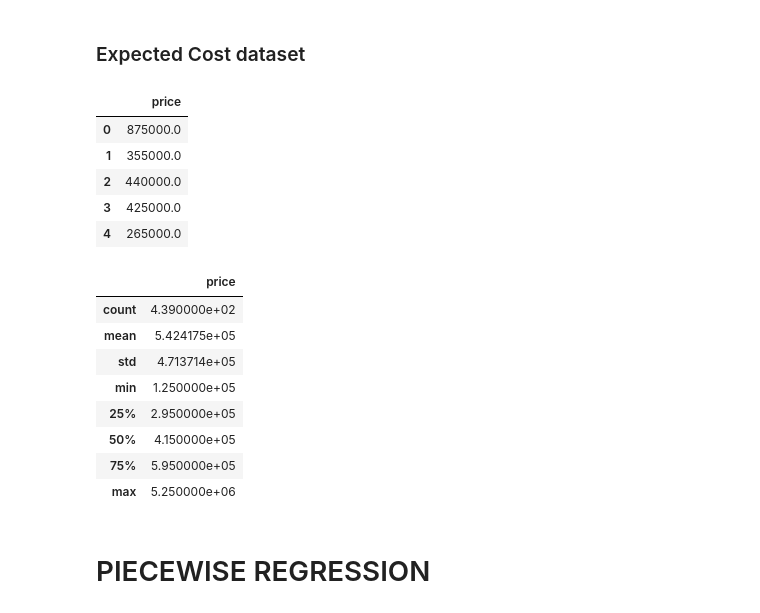
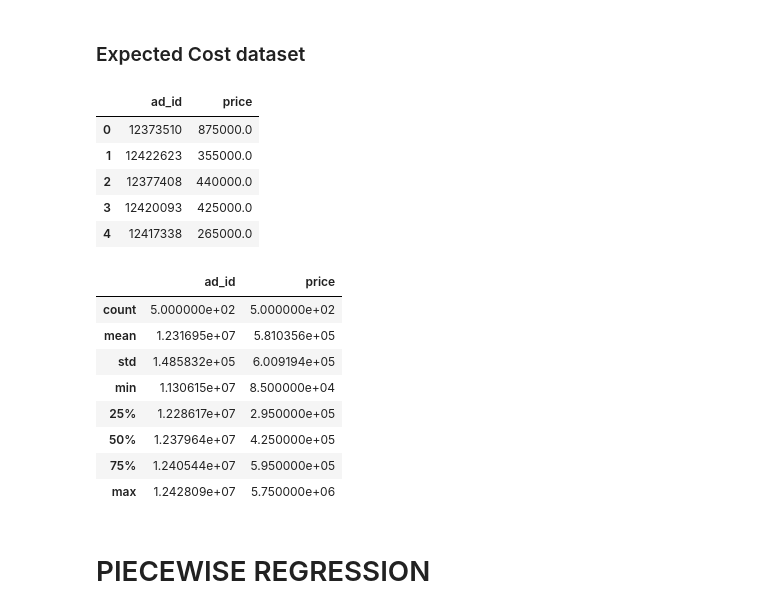
Before and after one commit to barrytl/ET5003_SEM1_2021-2, a Jupyter notebook: Week-3/ET5003_Etivity2_BarryLawton_20197772.ipynb, the cells around one changed output. Drawn from its saved outputs; the diff is of its cells as text; code cells hidden in the pictures.

```diff
--- a/Week-3/ET5003_Etivity2_BarryLawton_20197772.ipynb
+++ b/Week-3/ET5003_Etivity2_BarryLawton_20197772.ipynb
@@ -531,27 +523,27 @@ X_test.describe()
 # %% [markdown]
 ### Expected Cost dataset
 # %%
-y_test.head()
+df_cost.head()
 # %% [output]
-|  | price |
-| 0 | 875000.0 |
-| 1 | 355000.0 |
-| 2 | 440000.0 |
-| 3 | 425000.0 |
-| 4 | 265000.0 |
+|  | ad_id | price |
+| 0 | 12373510 | 875000.0 |
+| 1 | 12422623 | 355000.0 |
+| 2 | 12377408 | 440000.0 |
+| 3 | 12420093 | 425000.0 |
+| 4 | 12417338 | 265000.0 |
 # %%
 # Generate descriptive statistics
-y_test.describe()
+df_cost.describe()
 # %% [output]
-|  | price |
-| count | 4.390000e+02 |
-| mean | 5.424175e+05 |
-| std | 4.713714e+05 |
-| min | 1.250000e+05 |
-| 25% | 2.950000e+05 |
-| 50% | 4.150000e+05 |
-| 75% | 5.950000e+05 |
-| max | 5.250000e+06 |
+|  | ad_id | price |
+| count | 5.000000e+02 | 5.000000e+02 |
+| mean | 1.231695e+07 | 5.810356e+05 |
+| std | 1.485832e+05 | 6.009194e+05 |
+| min | 1.130615e+07 | 8.500000e+04 |
+| 25% | 1.228617e+07 | 2.950000e+05 |
+| 50% | 1.237964e+07 | 4.250000e+05 |
+| 75% | 1.240544e+07 | 5.950000e+05 |
+| max | 1.242809e+07 | 5.750000e+06 |
 # %% [markdown]
 # PIECEWISE REGRESSION
 # %% [markdown]
```
Also changed, not shown: parts of 16 cells of this notebook.
